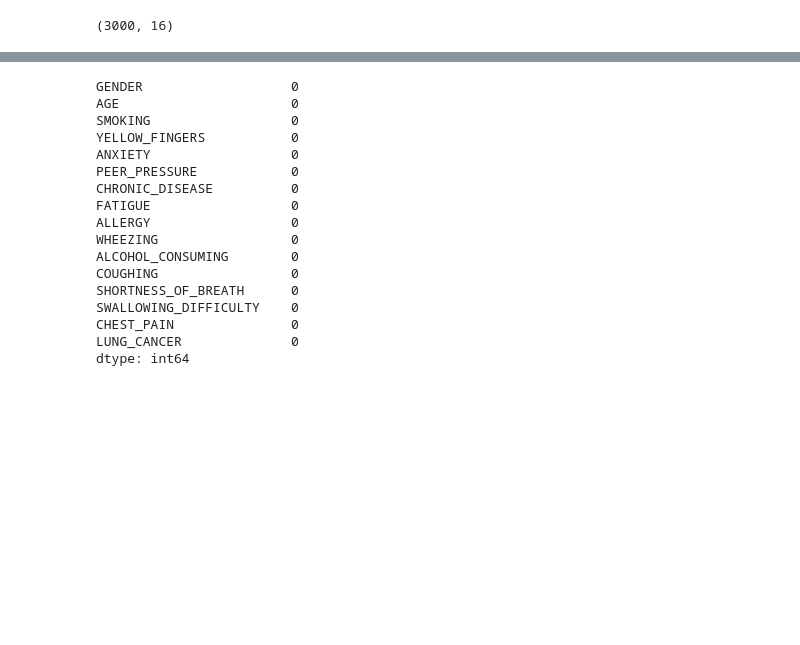
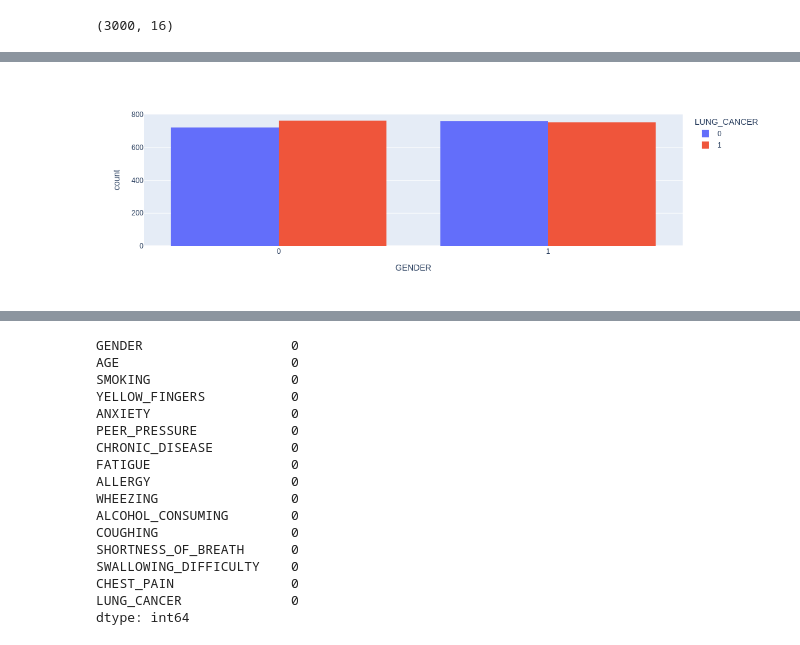
Before and after one commit to DavidGiovannini/Machine_Learning_G6, a Jupyter notebook: tp1_ML.ipynb, the cells around one changed output, grey strips where cells are left out. Drawn from its saved outputs; the diff is of its cells as text; code cells hidden in the pictures; blank space fills up the shorter version.

```diff
--- a/tp1_ML.ipynb
+++ b/tp1_ML.ipynb
@@ -86,0 +122,7 @@ dataset.shape
+# %%
+# Graficamos la relación entre la variable de entrada y la de salida.
+# 1: Masculino, 2: Femenino.
+# Naranja: Positivo, Lila: Negativo.
+px.histogram(data, x='GENDER', color='LUNG_CANCER', barmode='group')
+# %% [output]
+[figure, added]
```
Also changed, not shown: parts of 28 cells of this notebook.
